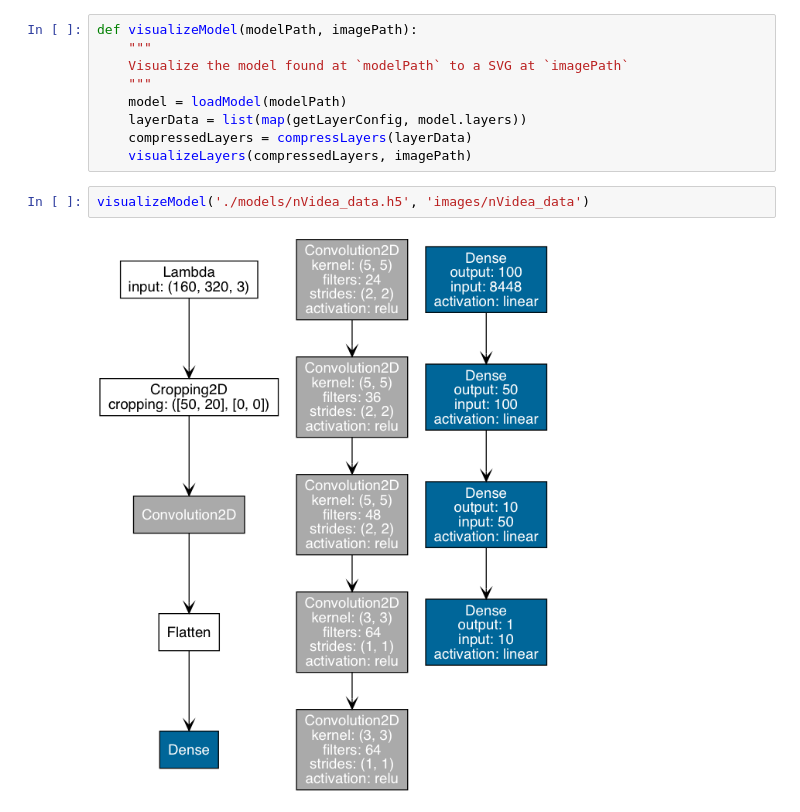
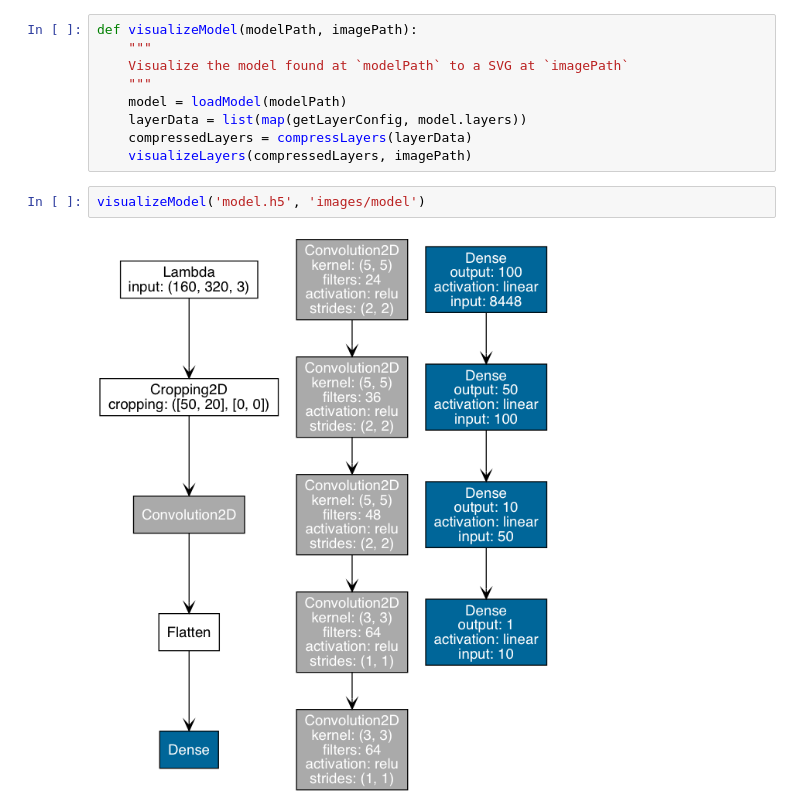
Before and after one commit to darienmt/CarND-Behavioral-Cloning-P3, a Jupyter notebook: Visualizations.ipynb, the cells around one changed output. Saved outputs shown, nothing was run; the diff lists cells and outputs as text.

```diff
--- a/Visualizations.ipynb
+++ b/Visualizations.ipynb
@@ -134,6 +133,6 @@ def visualizeModel(modelPath, imagePath):
     compressedLayers = compressLayers(layerData)
     visualizeLayers(compressedLayers, imagePath)
 # %%
-visualizeModel('./models/nVidea_data.h5', 'images/nVidea_data')
+visualizeModel('model.h5', 'images/model')
 # %% [output]
-[figure, old version]
+[figure, new version]
```
Also changed, not shown: parts of 3 cells of this notebook, 5 other files.
